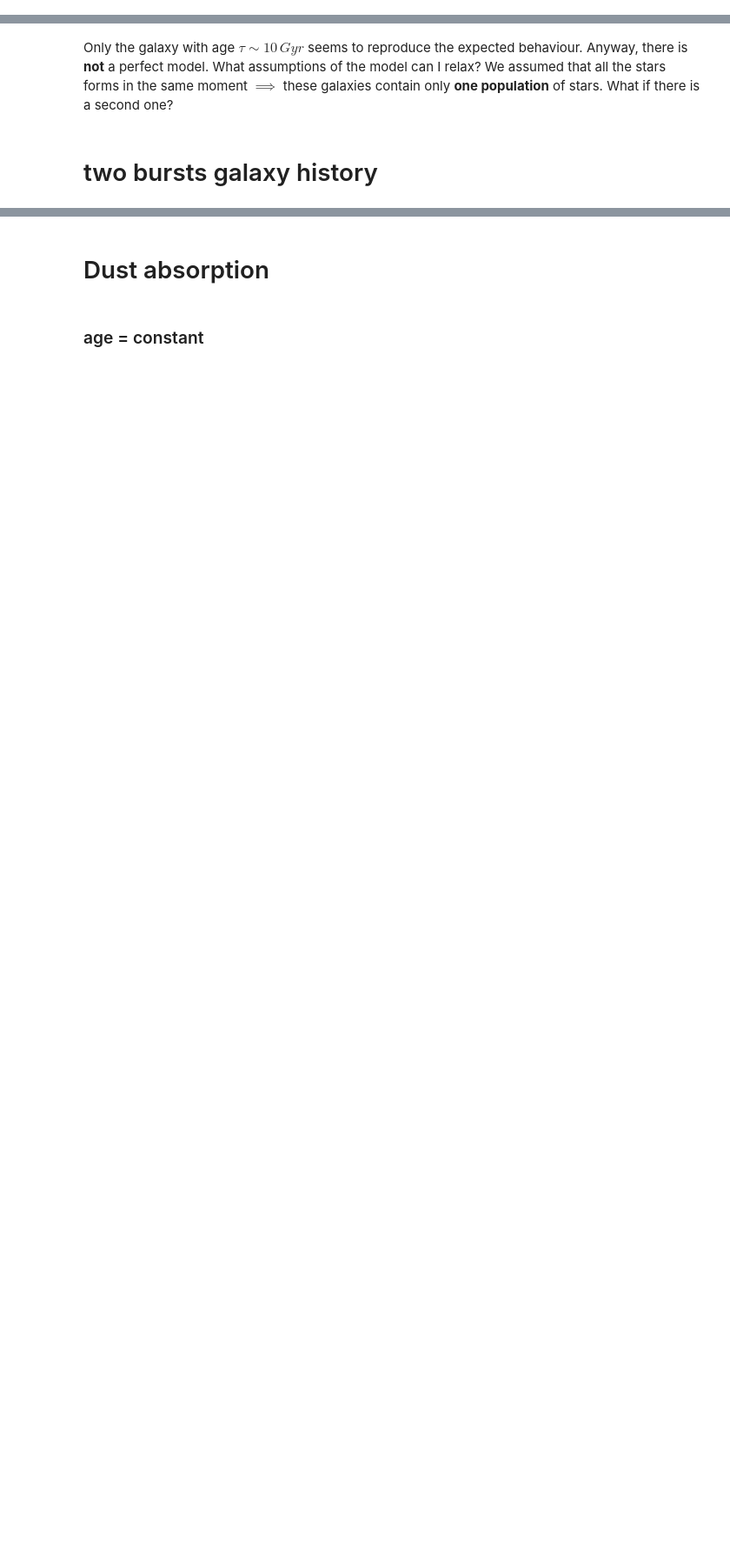
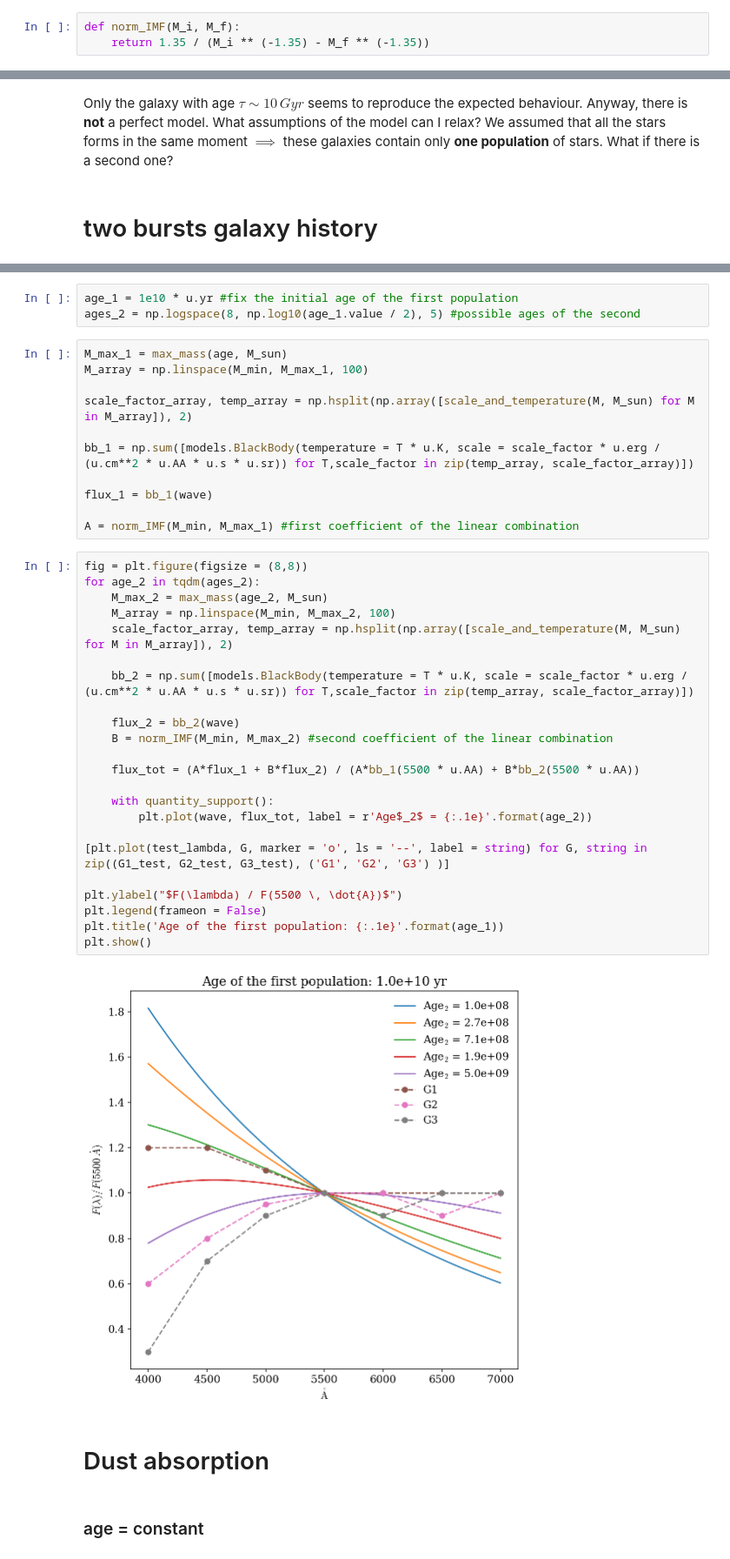
Before and after one commit to asantini29/codes_laboratory_data_analysis, a Jupyter notebook: galaxy_model_optical.ipynb, the cells around one changed output, grey strips where cells are left out. Shown at 87% size. Drawn from its saved outputs; the diff is of its cells as text; blank space fills up the shorter version.

```diff
--- a/galaxy_model_optical.ipynb
+++ b/galaxy_model_optical.ipynb
@@ -55,6 +55,9 @@ def scale_and_temperature(M, M_sun):
     T = (L / (4 * np.pi * R**2 * sigma))**(1/4)
 
     return scale_factor, T
+# %%
+def norm_IMF(M_i, M_f):
+    return 1.35 / (M_i ** (-1.35) - M_f ** (-1.35))
 # %%
 def k(l):
     l = l.to(u.micron)
@@ -121,3 +124,42 @@ We have to sum up TWO different populations of stars.
+# %%
+age_1 = 1e10 * u.yr #fix the initial age of the first population
+ages_2 = np.logspace(8, np.log10(age_1.value / 2), 5) #possible ages of the second
+# %%
+M_max_1 = max_mass(age, M_sun)
+M_array = np.linspace(M_min, M_max_1, 100)
+
+scale_factor_array, temp_array = np.hsplit(np.array([scale_and_temperature(M, M_sun) for M in M_array]), 2)
+
+bb_1 = np.sum([models.BlackBody(temperature = T * u.K, scale = scale_factor * u.erg / (u.cm**2 * u.AA * u.s * u.sr)) for T,scale_factor in zip(temp_array, scale_factor_array)])
+
+flux_1 = bb_1(wave)
+
+A = norm_IMF(M_min, M_max_1) #first coefficient of the linear combination
+# %%
+fig = plt.figure(figsize = (8,8))
+for age_2 in tqdm(ages_2):
+    M_max_2 = max_mass(age_2, M_sun)
+    M_array = np.linspace(M_min, M_max_2, 100)
+    scale_factor_array, temp_array = np.hsplit(np.array([scale_and_temperature(M, M_sun) for M in M_array]), 2)
+
+    bb_2 = np.sum([models.BlackBody(temperature = T * u.K, scale = scale_factor * u.erg / (u.cm**2 * u.AA * u.s * u.sr)) for T,scale_factor in zip(temp_array, scale_factor_array)])
+
+    flux_2 = bb_2(wave)
+    B = norm_IMF(M_min, M_max_2) #second coefficient of the linear combination
+
+    flux_tot = (A*flux_1 + B*flux_2) / (A*bb_1(5500 * u.AA) + B*bb_2(5500 * u.AA))
+
+    with quantity_support():
+        plt.plot(wave, flux_tot, label = r'Age$_2$ = {:.1e}'.format(age_2))
+
+[plt.plot(test_lambda, G, marker = 'o', ls = '--', label = string) for G, string in zip((G1_test, G2_test, G3_test), ('G1', 'G2', 'G3') )]
+
+plt.ylabel("$F(\lambda) / F(5500 \, \dot{A})$")
+plt.legend(frameon = False)
+plt.title('Age of the first population: {:.1e}'.format(age_1))
+plt.show()
+# %% [output]
+[figure, added]
 # %% [markdown]
 # Dust absorption
 # %% [markdown]
```
Also changed, not shown: parts of 1 cell of this notebook.
